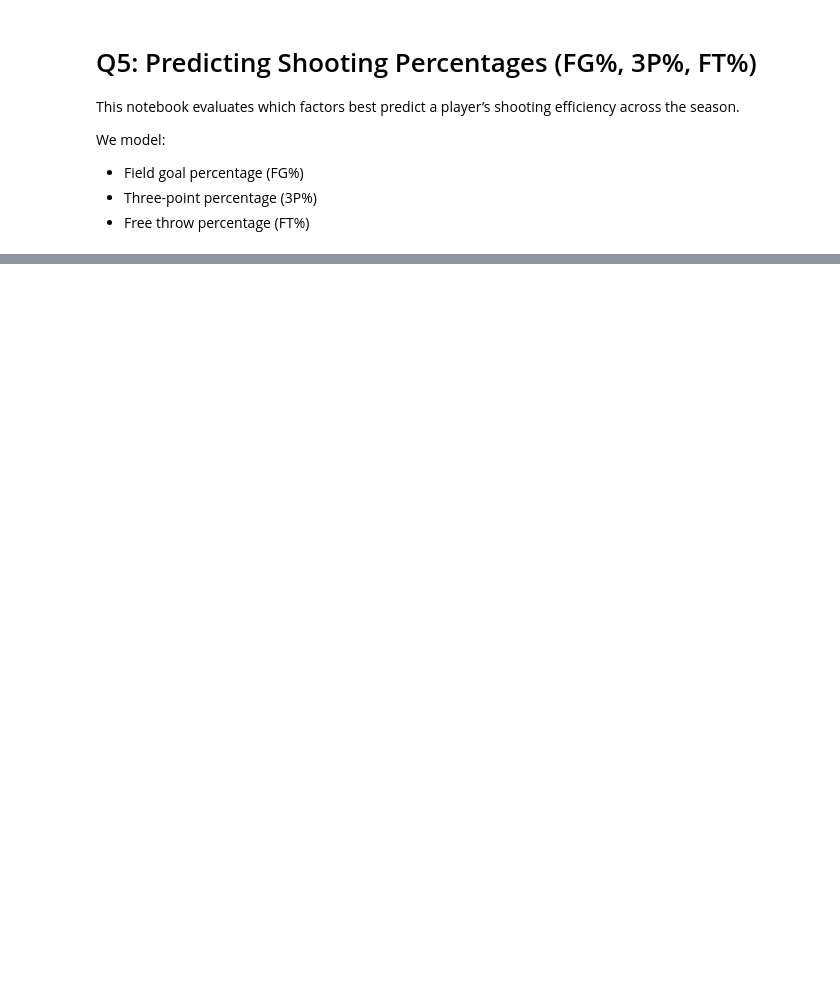
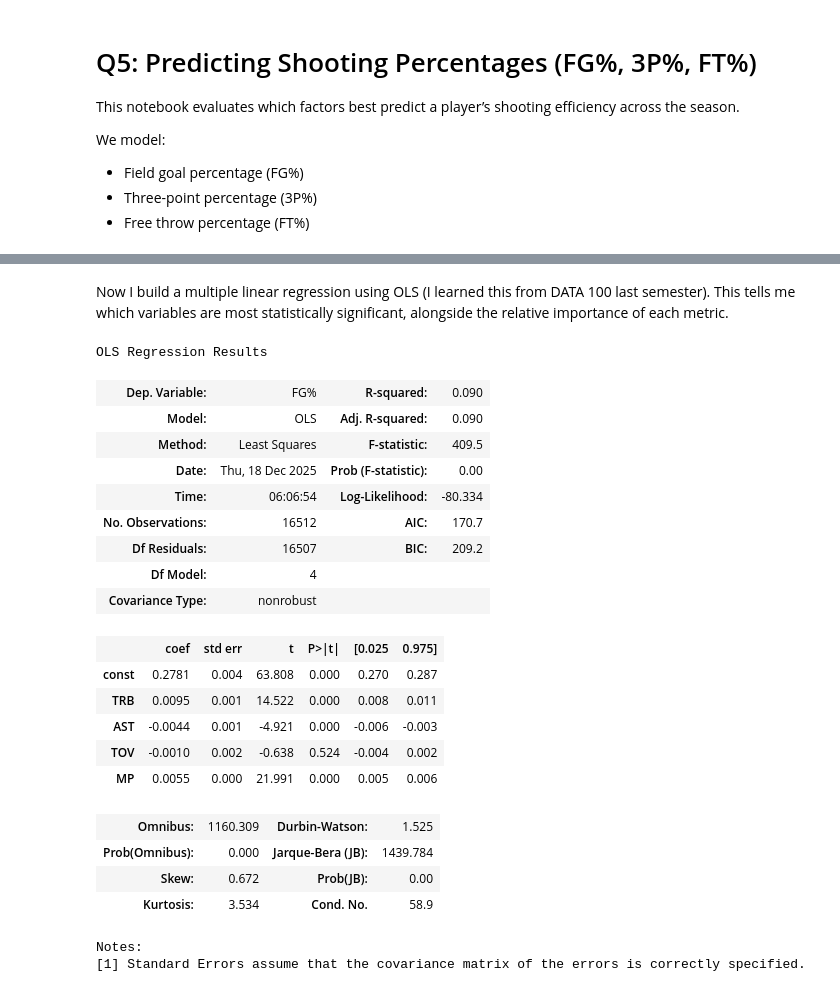
Before and after one commit to UCB-stat-159-f25/final-group16, a Jupyter notebook: 05_shooting_percentage_models.ipynb, the cells around one changed output, grey strips where cells are left out. Saved outputs shown, nothing was run; the diff lists cells and outputs as text; code cells hidden in the pictures; blank space fills up the shorter version.

```diff
--- a/05_shooting_percentage_models.ipynb
+++ b/05_shooting_percentage_models.ipynb
@@ -69,0 +44,35 @@ player_season.head()
+# %% [markdown]
+Now I build a multiple linear regression using OLS (I learned this from DATA 100 last semester). This tells me which variables are most statistically significant, alongside the relative importance of each metric.
+# %%
+import statsmodels.api as sm
+
+X = df_q5[["TRB", "AST", "TOV", "MP"]]
+X = sm.add_constant(X)
+
+y_fg = df_q5["FG%"]
+
+model_fg = sm.OLS(y_fg, X).fit()
+model_fg.summary()
+# %% [output]
+OLS Regression Results
+| Dep. Variable: | FG% | R-squared: | 0.090 |
+| Model: | OLS | Adj. R-squared: | 0.090 |
+| Method: | Least Squares | F-statistic: | 409.5 |
+| Date: | Thu, 18 Dec 2025 | Prob (F-statistic): | 0.00 |
+| Time: | 06:06:54 | Log-Likelihood: | -80.334 |
+| No. Observations: | 16512 | AIC: | 170.7 |
+| Df Residuals: | 16507 | BIC: | 209.2 |
+| Df Model: | 4 |  |  |
+| Covariance Type: | nonrobust |  |  |
+|  | coef | std err | t | P>|t| | [0.025 | 0.975] |
+| const | 0.2781 | 0.004 | 63.808 | 0.000 | 0.270 | 0.287 |
+| TRB | 0.0095 | 0.001 | 14.522 | 0.000 | 0.008 | 0.011 |
+| AST | -0.0044 | 0.001 | -4.921 | 0.000 | -0.006 | -0.003 |
+| TOV | -0.0010 | 0.002 | -0.638 | 0.524 | -0.004 | 0.002 |
+| MP | 0.0055 | 0.000 | 21.991 | 0.000 | 0.005 | 0.006 |
+| Omnibus: | 1160.309 | Durbin-Watson: | 1.525 |
+| Prob(Omnibus): | 0.000 | Jarque-Bera (JB): | 1439.784 |
+| Skew: | 0.672 | Prob(JB): | 0.00 |
+| Kurtosis: | 3.534 | Cond. No. | 58.9 |
+Notes:
+[1] Standard Errors assume that the covariance matrix of the errors is correctly specified.
```
Also changed, not shown: parts of 9 cells of this notebook, 3 other files.
